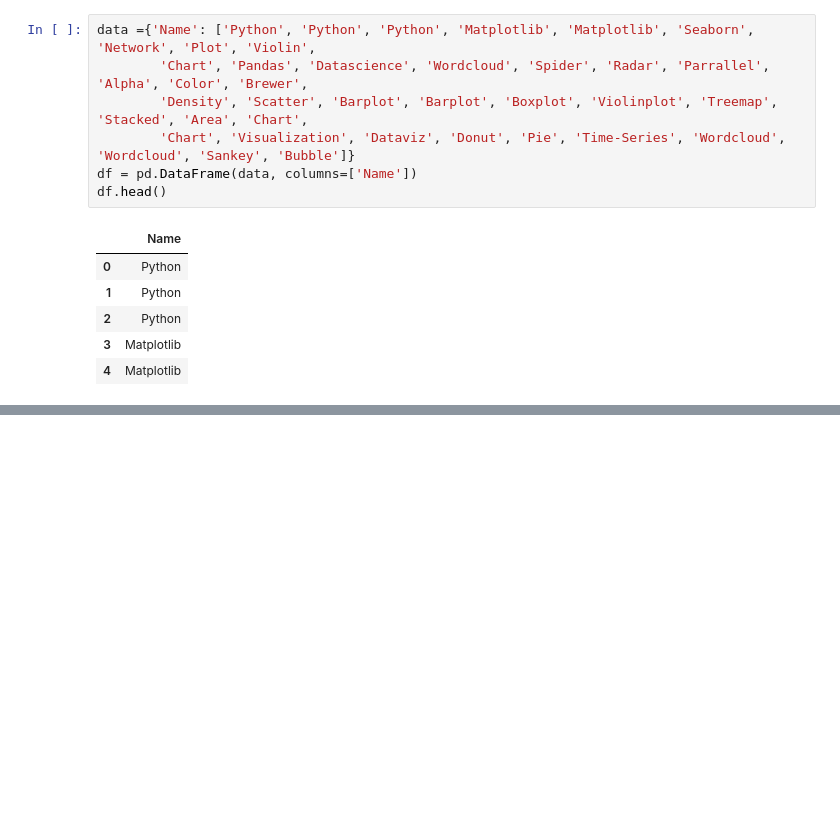
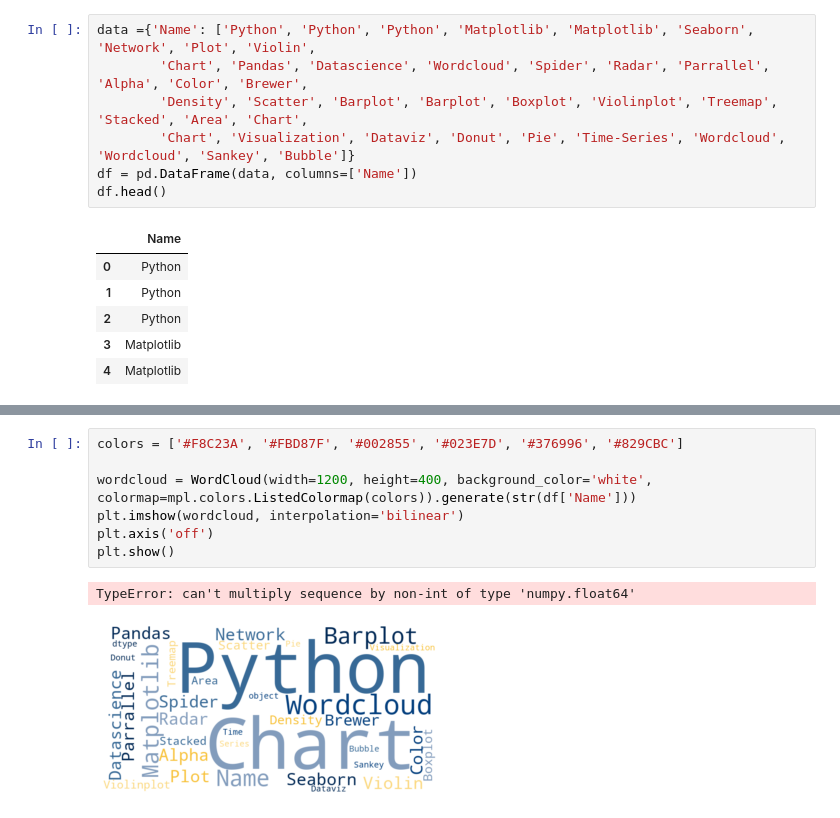
Before and after one commit to JohnTrunix/data-science-jupyter-book, a Jupyter notebook: _sources/visualization/charts/wordcloud.ipynb, the cells around one changed output, grey strips where cells are left out. Cells and saved outputs as stored; diff of their text form; blank space fills up the shorter version.

```diff
--- a/_sources/visualization/charts/wordcloud.ipynb
+++ b/_sources/visualization/charts/wordcloud.ipynb
@@ -65,0 +66,10 @@ plt.show()
+# %%
+colors = ['#F8C23A', '#FBD87F', '#002855', '#023E7D', '#376996', '#829CBC']
+
+wordcloud = WordCloud(width=1200, height=400, background_color='white', colormap=mpl.colors.ListedColormap(colors)).generate(str(df['Name']))
+plt.imshow(wordcloud, interpolation='bilinear')
+plt.axis('off')
+plt.show()
+# %% [output]
+TypeError: can't multiply sequence by non-int of type 'numpy.float64'
+[figure, added]
```
Also changed, not shown: parts of 1 cell of this notebook, 32 other files.
